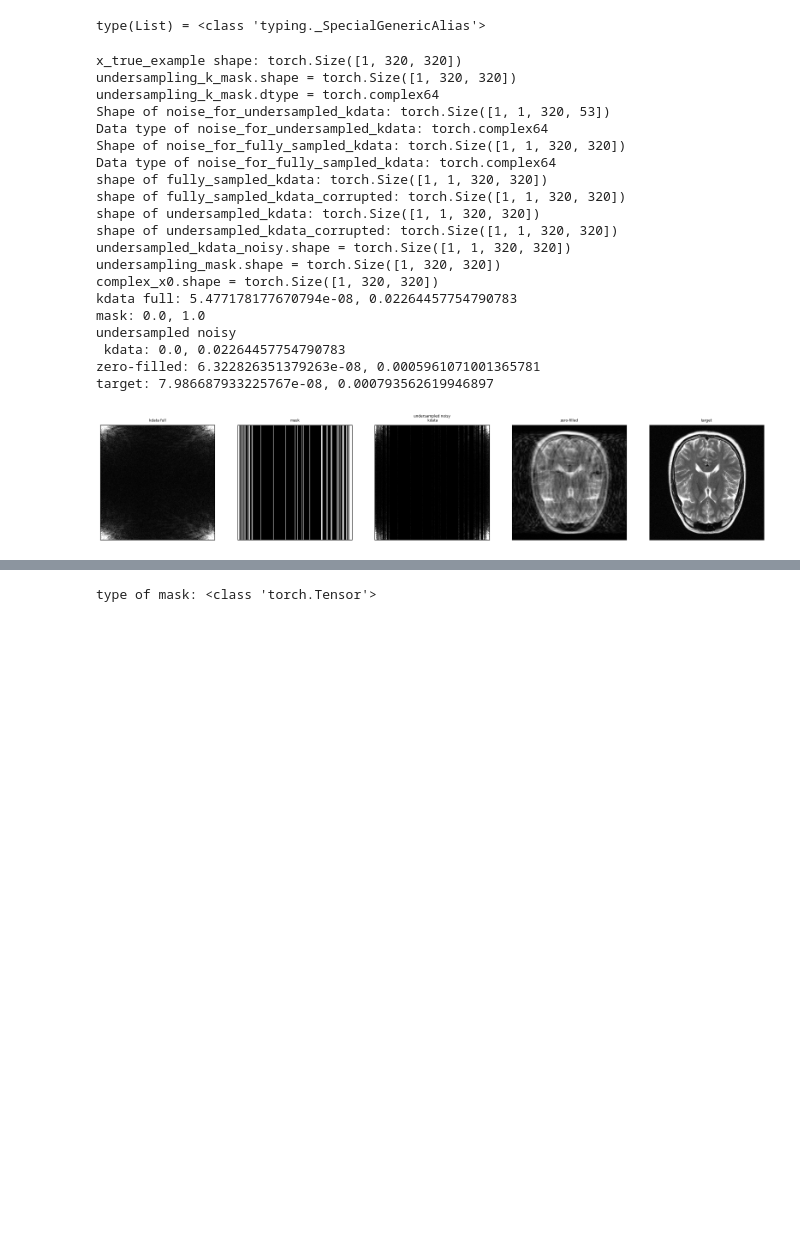
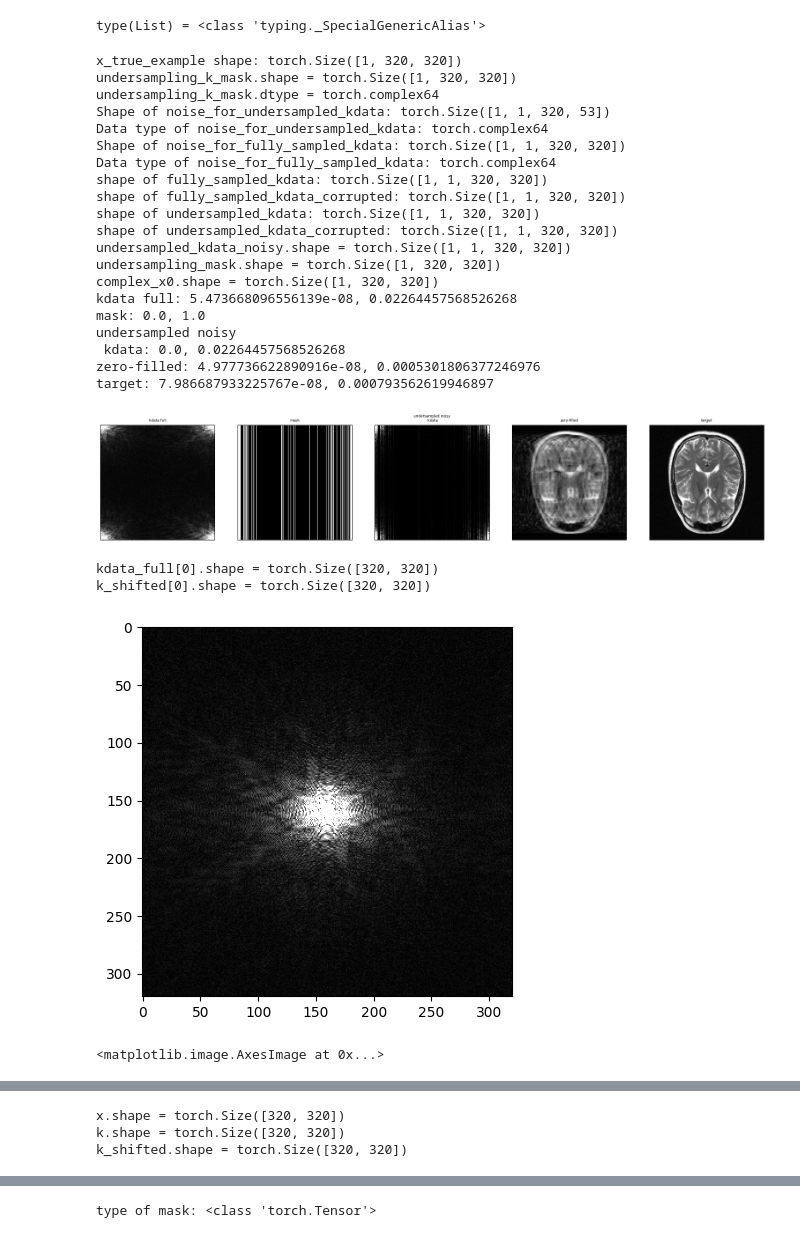
Before and after one commit to trung-vt/LearningRegularizationParametersForTGV, a Jupyter notebook: notebooks/mri/example.ipynb, the cells around one changed output, grey strips where cells are left out. Drawn from its saved outputs; the diff is of its cells as text; code cells hidden in the pictures; blank space fills up the shorter version.

Commit message:
Added fft_shifting to example notebook

```diff
--- a/notebooks/mri/example.ipynb
+++ b/notebooks/mri/example.ipynb
@@ -18,6 +18,6 @@ import os
 
 from utils.makepath import makepath as mkp
 # %%
-root_dir = mkp("..")
+root_dir = mkp("..", "..")
 print(os.listdir(root_dir))
 # %% [output]
@@ -189,10 +189,14 @@ def complex_number_x_true_to_real_number_results(
     return real_number_results
 
 
-def plot_example(complex_x_true: torch.Tensor) -> None:
-    assert complex_x_true.dim() == 3, "must have 3 dimensions"
-    assert complex_x_true.shape[0] == 1, "must have 1 channel"
-    assert complex_x_true.dtype == torch.complex64, "must have complex64 data type"
+def plot_example(
+    # complex_x_true: torch.Tensor
+    real_number_results: List[torch.Tensor]
+) -> None:
+    titles = ["kdata full", "mask", "undersampled noisy\n kdata", "zero-filled", "target"]
+    # assert complex_x_true.dim() == 3, "must have 3 dimensions"
+    # assert complex_x_true.shape[0] == 1, "must have 1 channel"
+    # assert complex_x_true.dtype == torch.complex64, "must have complex64 data type"
 
     # plot the results
     fig, ax = plt.subplots(1, 5)
@@ -201,8 +205,7 @@ def plot_example(complex_x_true: torch.Tensor) -> None:
 
     cmap = plt.cm.Greys_r
     clim_img = [0, 5e-4]
-    titles = ["kdata full", "mask", "undersampled noisy\n kdata", "zero-filled", "target"]
-    real_number_results = complex_number_x_true_to_real_number_results(complex_x_true, R=6, noise_var=0)
+    # real_number_results = complex_number_x_true_to_real_number_results(complex_x_true, R=6, noise_var=0)
     assert len(real_number_results) == 5, "results must have 5 elements"
 
 
@@ -217,34 +220,63 @@ def plot_example(complex_x_true: torch.Tensor) -> None:
         ax[i].set_title(titles[i], fontsize=6)
         print(f"{titles[i]}: {real_number_result.min()}, {real_number_result.max()}")
     plt.setp(ax, xticks=[], yticks=[])
+    plt.show()
 # %%
 # load some ground-truth data (currently assumed to be in the same folder)
 # path = os.getcwd()
 slice_id = 0  # only one slice for xtrue_example.pt
 mri_data_dir = mkp(root_dir, "tmp", "mri_data")
 xtrue_example_path = mkp(mri_data_dir, "x_true_example.pt")
 x_true_example = torch.load(xtrue_example_path)[[slice_id], ...]
 print(f"x_true_example shape: {x_true_example.shape}")
-plot_example(x_true_example)
+
+R = 6
+noise_var = 0
+
+complex_number_results = complex_number_x_true_to_complex_number_3d_results(
+    x_true_example,
+    R=R, noise_var=noise_var)
+
+titles = ["kdata full", "mask", "undersampled noisy\n kdata", "zero-filled", "target"]
+kdata_full, mask, kdata_undersampled_noisy_kdata, zero_filled, target = complex_number_results
+
+real_number_results = [
+    complex_number_results[i].squeeze(0).abs()
+    for i in range(len(complex_number_results))
+]
+
+plot_example(real_number_results)
+
+fft_dims = (-2, -1)
+k_shifted = torch.fft.ifftshift(kdata_full[0], dim=fft_dims) #will have k-space center at center
+print(f"kdata_full[0].shape = {kdata_full[0].shape}")
+print(f"k_shifted[0].shape = {k_shifted.shape}")
+plt.imshow(k_shifted.abs(), cmap='gray', clim=[0, 5e-4])
+plt.show()
+plt.imshow(kdata_full[0].abs(), cmap='gray', clim=[0, 5e-4])
 # %% [output]
 x_true_example shape: torch.Size([1, 320, 320])
 undersampling_k_mask.shape = torch.Size([1, 320, 320])
 undersampling_k_mask.dtype = torch.complex64
 Shape of noise_for_undersampled_kdata: torch.Size([1, 1, 320, 53])
 Data type of noise_for_undersampled_kdata: torch.complex64
 Shape of noise_for_fully_sampled_kdata: torch.Size([1, 1, 320, 320])
 Data type of noise_for_fully_sampled_kdata: torch.complex64
 shape of fully_sampled_kdata: torch.Size([1, 1, 320, 320])
 shape of fully_sampled_kdata_corrupted: torch.Size([1, 1, 320, 320])
 shape of undersampled_kdata: torch.Size([1, 1, 320, 320])
 shape of undersampled_kdata_corrupted: torch.Size([1, 1, 320, 320])
 undersampled_kdata_noisy.shape = torch.Size([1, 1, 320, 320])
 undersampling_mask.shape = torch.Size([1, 320, 320])
 complex_x0.shape = torch.Size([1, 320, 320])
-kdata full: 5.477178177670794e-08, 0.02264457754790783
+kdata full: 5.473668096556139e-08, 0.02264457568526268
 mask: 0.0, 1.0
 undersampled noisy
- kdata: 0.0, 0.02264457754790783
-zero-filled: 6.322826351379263e-08, 0.0005961071001365781
+ kdata: 0.0, 0.02264457568526268
+zero-filled: 4.977736622890916e-08, 0.0005301806377246976
 target: 7.986687933225767e-08, 0.000793562619946897
-[figure, old version]
+[figure, new version]
+kdata_full[0].shape = torch.Size([320, 320])
+k_shifted[0].shape = torch.Size([320, 320])
+[figure, added]
+<matplotlib.image.AxesImage at 0x...>
@@ -251,3 +284,15 @@ target: 7.986687933225767e-08, 0.000793562619946897
+# %%
+fft_dims = (-2, -1)
+x = x_true_example[0]  # some image with for example shape x.shape = [320,320]
+k = torch.fft.fftn(x, dim=fft_dims, norm="ortho") #will have k-space center at borders
+k_shifted = torch.fft.ifftshift(k, dim=fft_dims) #will have k-space center at center
+print(f"x.shape = {x.shape}")
+print(f"k.shape = {k.shape}")
+print(f"k_shifted.shape = {k_shifted.shape}")
+# %% [output]
+x.shape = torch.Size([320, 320])
+k.shape = torch.Size([320, 320])
+k_shifted.shape = torch.Size([320, 320])
 # %%
 rescaled_x_true_example = x_true_example / x_true_example.abs().max()
 complex_results = complex_number_x_true_to_complex_number_3d_results(
```
Also changed, not shown: parts of 2 cells of this notebook.
